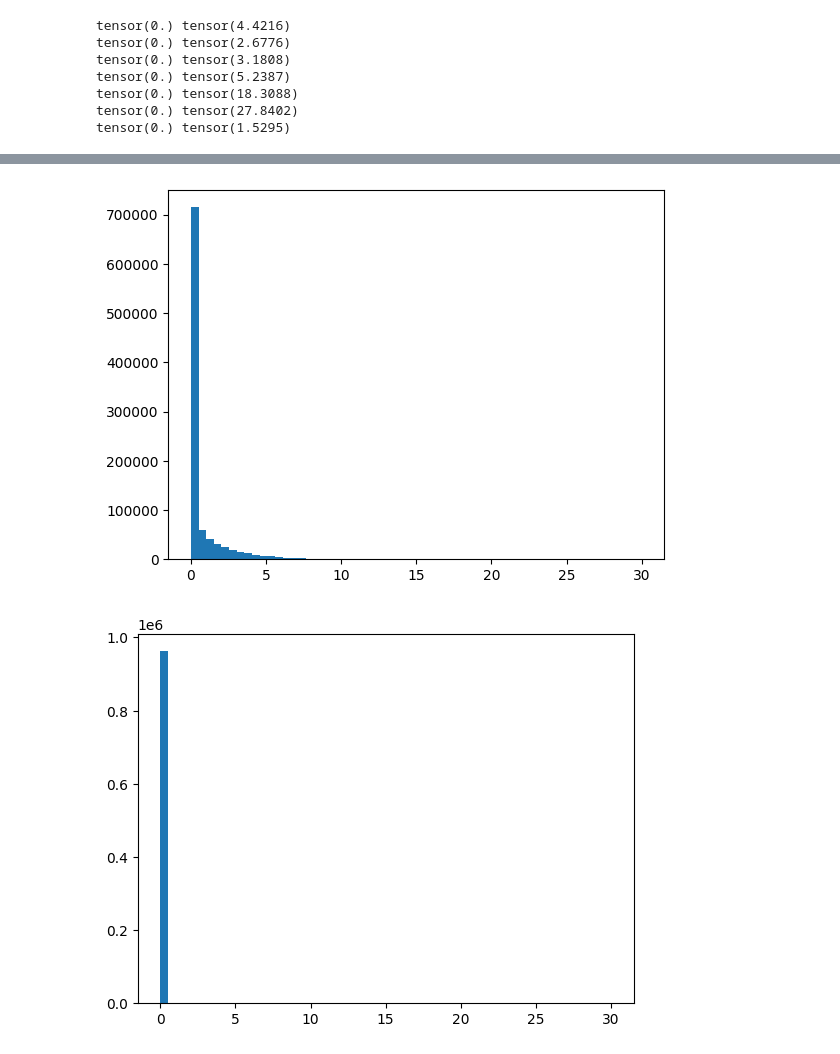
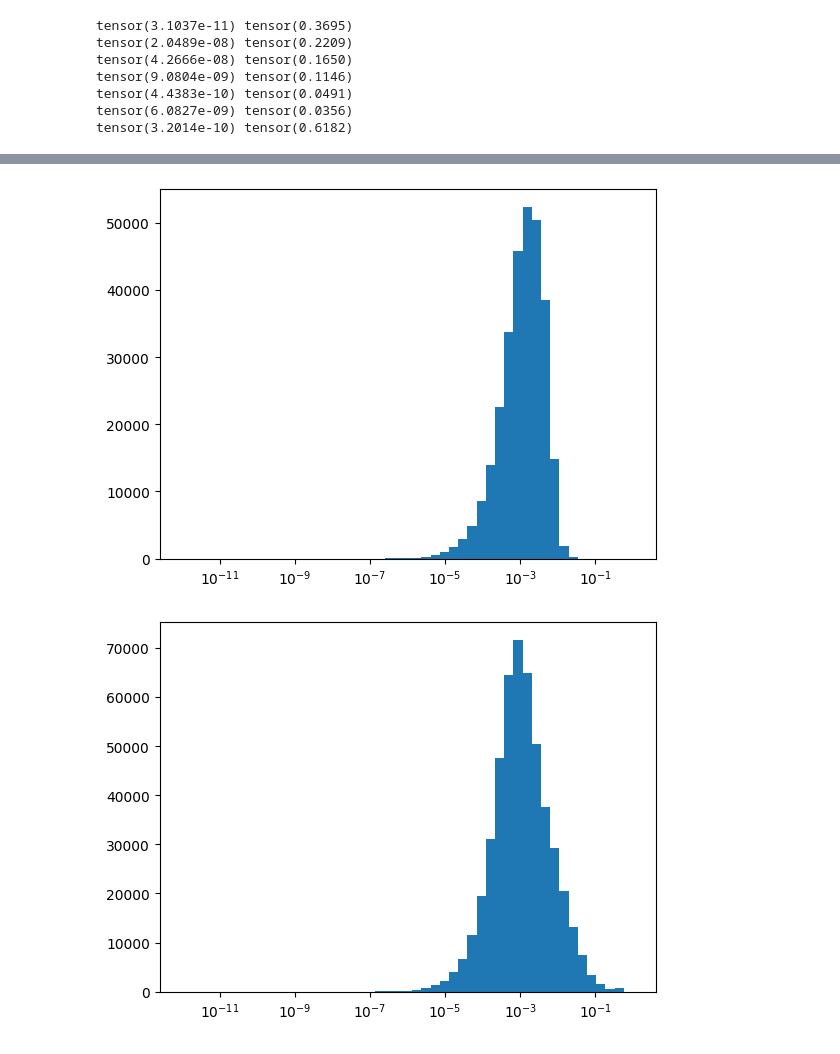
Before and after one commit to thebarnable/IntelNeuromorphicDNSChallenge, a Jupyter notebook: nas_solution/0_snnconv_ttfs.ipynb, the cells around one changed output, grey strips where cells are left out. Drawn from its saved outputs; the diff is of its cells as text; code cells hidden in the pictures.

```diff
--- a/nas_solution/0_snnconv_ttfs.ipynb
+++ b/nas_solution/0_snnconv_ttfs.ipynb
@@ -239,14 +219,14 @@ class SNNConverted(torch.nn.Module):
                                         bias=False)
 
                 lconv.weight = torch.nn.Parameter(
-                    pt_layer.weight * (self.lmbda[ii]/self.lmbda[ii+1])
+                    pt_layer.weight * (self.lmbda[ii+1]/self.lmbda[ii])
                     ,requires_grad=False
                 )
 
                 #pdb.set_trace()
                 lconv.bias = torch.nn.Parameter(
-                    (pt_layer.bias - torch.sum(pt_layer.weight * (self.dlta[ii+1]/self.lmbda[ii+1]),dim=(1,2)))
-                     * self.lmbda[ii]
+                    (pt_layer.bias - torch.sum(pt_layer.weight * (self.dlta[ii]/self.lmbda[ii]),dim=(1,2)))
+                     * self.lmbda[ii+1]
                     ,requires_grad=False
                 )
                 snn_layer_res_list.append(lconv)
@@ -262,7 +242,7 @@ class SNNConverted(torch.nn.Module):
             if not(isinstance(pt_layer, torch.nn.ReLU)):
                 snn_layer_conv_list.append(pt_layer)
             else:
-                lconv = merge_conv_bn(snn_layer_conv_list[0],snn_layer_conv_list[1])
+                lconv = self.merge_conv_bn(snn_layer_conv_list[0],snn_layer_conv_list[1])
                 snn_layer_res_list.append(lconv)
                 snn_layer_res_list.append(pt_layer)
                 snn_layer_conv_list = []
@@ -425,7 +407,7 @@ tensor([[[5.2950, 3.9571, 1.5866,  ..., 0.0000, 0.0000, 0.0000],
          [1.4455e-02, 0.0000e+00, 5.1745e-03,  ..., 2.7474e-02,
           8.5913e-03, 1.2606e-02]]])
 # %%
-x= noisy_abs
+x= noisy_abs * snet.lmbda[0]
 
 for block in snet.blocks_normed:
     x = block(x)
@@ -451,18 +433,22 @@ tensor([[[0.9388, 0.6980, 0.2713,  ..., 0.0000, 0.0000, 0.0000],
 # %%
-x= noisy_abs
+x= noisy_abs * snet.lmbda[0]
 
 for block in snet.blocks_normed:
     x = block(x)
 
     if isinstance(block,torch.nn.ReLU):
-        print(torch.min(x),torch.max(x))
+        print(torch.min(x[x.nonzero(as_tuple=True)]),torch.max(x))
         plt.figure()
-        plt.hist(x.numpy().flatten(),range=(0,30),bins=59)
+        hiost, bins, _ = plt.hist(x.numpy().flatten(),range=(0,1),bins=np.logspace(-12,0))
+        plt.xscale('log')
+        #print(bins)
+        #logbins = np.logspace(np.log10(bins[0]),np.log10(bins[-1]),len(bins))
+        #ax.set_xscale('log')
 # %% [output]
-tensor(0.) tensor(4.4216)
-tensor(0.) tensor(2.6776)
-tensor(0.) tensor(3.1808)
-tensor(0.) tensor(5.2387)
-tensor(0.) tensor(18.3088)
-tensor(0.) tensor(27.8402)
-tensor(0.) tensor(1.5295)
+tensor(3.1037e-11) tensor(0.3695)
+tensor(2.0489e-08) tensor(0.2209)
+tensor(4.2666e-08) tensor(0.1650)
+tensor(9.0804e-09) tensor(0.1146)
+tensor(4.4383e-10) tensor(0.0491)
+tensor(6.0827e-09) tensor(0.0356)
+tensor(3.2014e-10) tensor(0.6182)
@@ -474,2 +460,2 @@ tensor(0.) tensor(1.5295)
-[figure, old version]
+[figure, new version]
-[figure, old version]
+[figure, new version]
```
Also changed, not shown: parts of 6 cells of this notebook.
